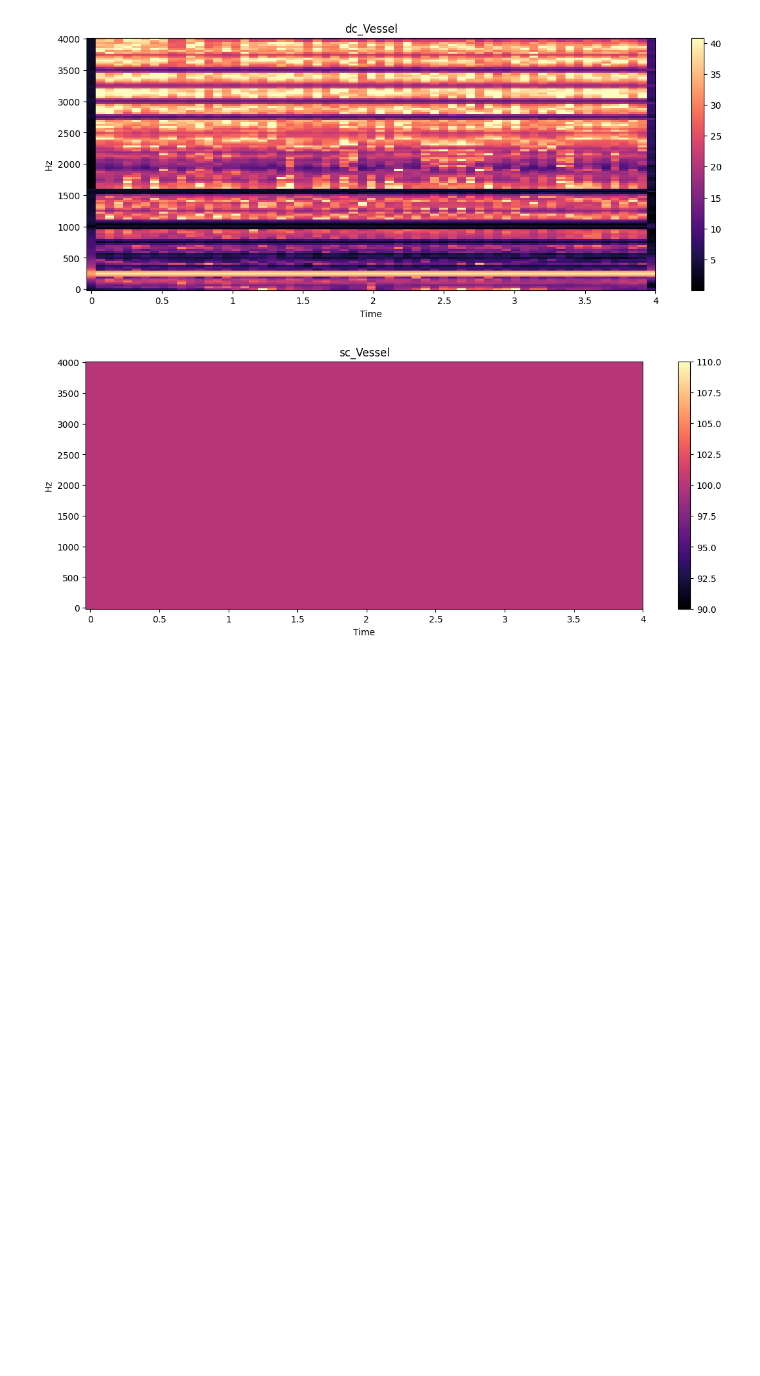
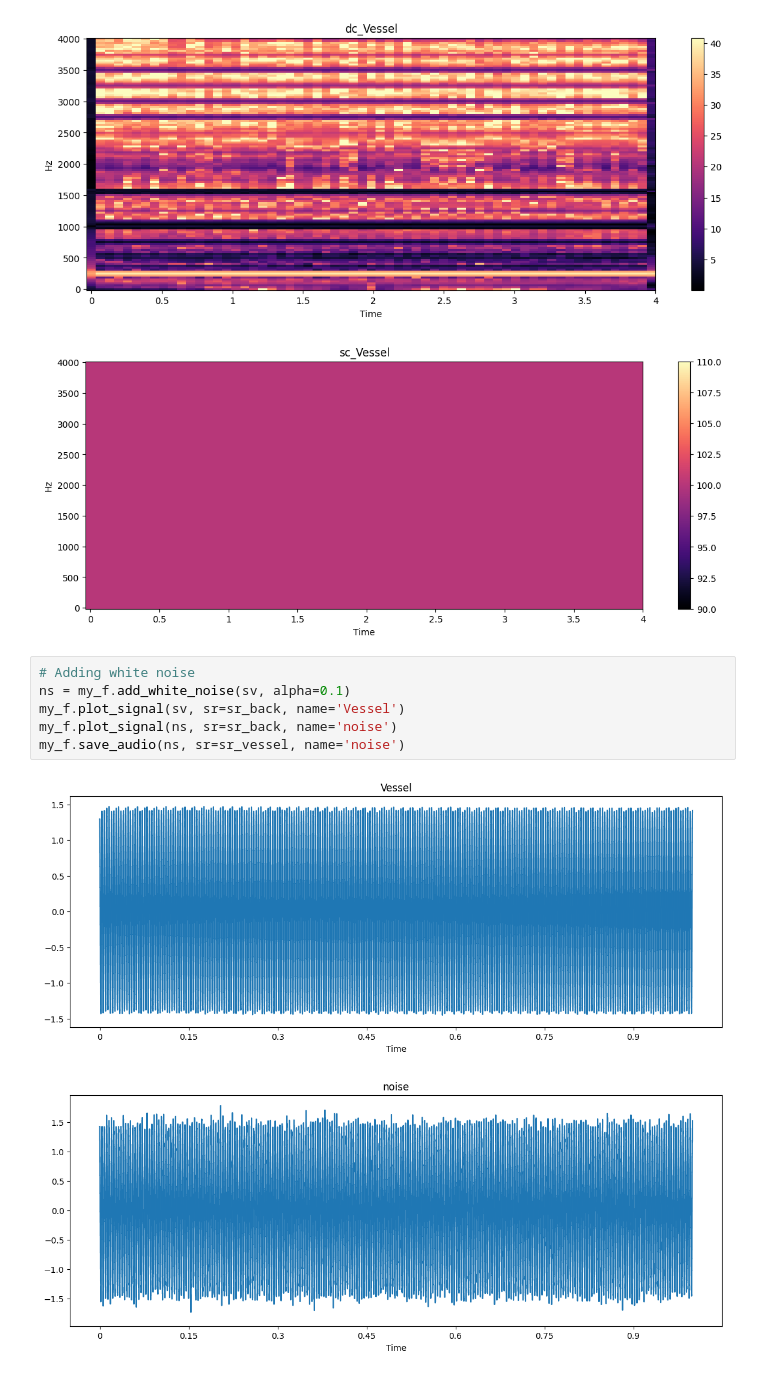
Before and after one commit to wtaylor17/ImageCFGen-Pytorch, a Jupyter notebook: audioAnalysis/first_analysis.ipynb, the cells around one changed output. Saved outputs shown, nothing was run; the diff lists cells and outputs as text; blank space fills up the shorter version.

Commit message:
testing noise and mix

```diff
--- a/audioAnalysis/first_analysis.ipynb
+++ b/audioAnalysis/first_analysis.ipynb
@@ -77,3 +77,12 @@ my_f.save_audio(sc_vessel, sr=sr_vessel, name='sc_v')
 [figure]
 [figure]
 [figure]
+# %%
+# Adding white noise
+ns = my_f.add_white_noise(sv, alpha=0.1)
+my_f.plot_signal(sv, sr=sr_back, name='Vessel')
+my_f.plot_signal(ns, sr=sr_back, name='noise')
+my_f.save_audio(ns, sr=sr_vessel, name='noise')
+# %% [output]
+[figure, added]
+[figure, added]
```
Also changed, not shown: parts of 1 cell of this notebook.
